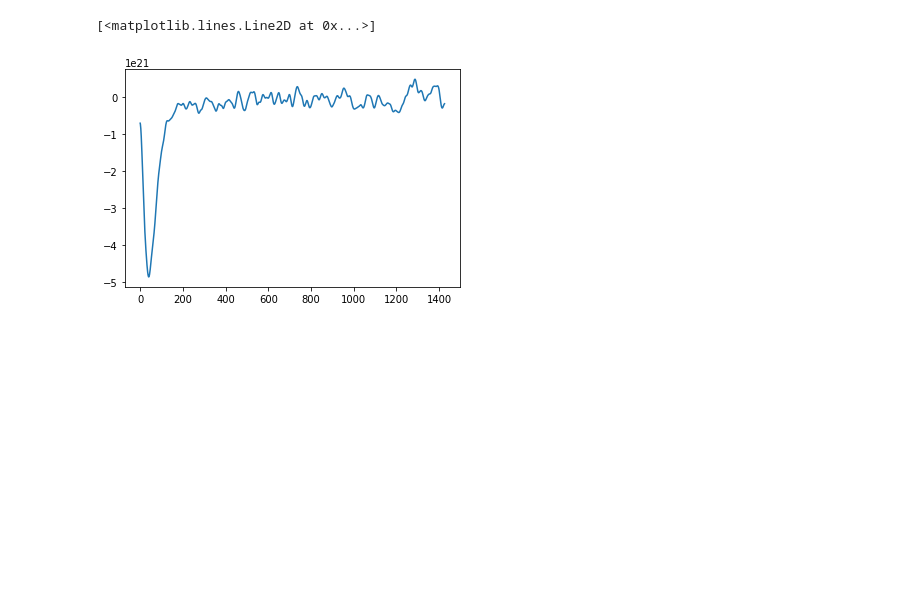
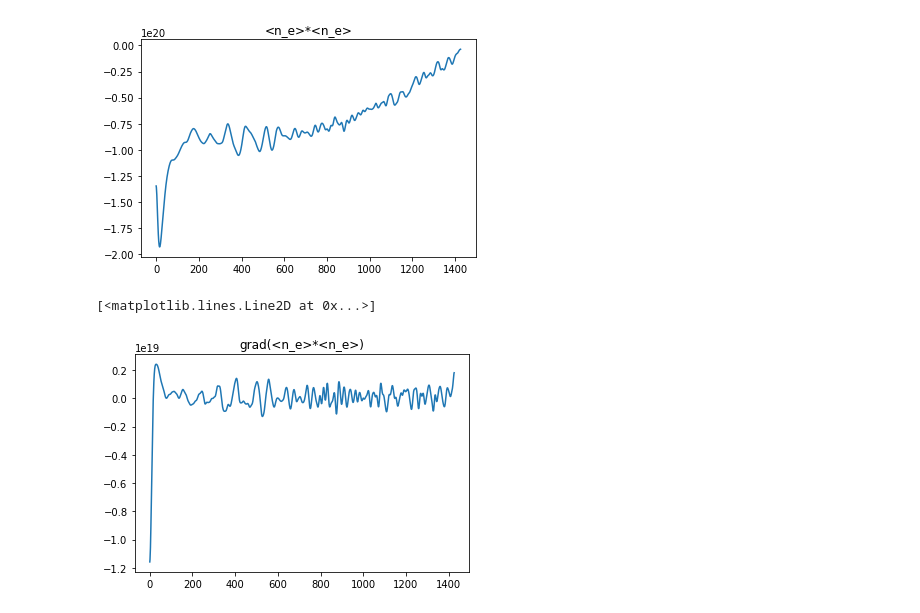
Before and after one commit to antoinetavant/1D_PIC, a Jupyter notebook: Process_1D_PIC.ipynb, the cells around one changed output. Cells and saved outputs as stored; diff of their text form; code cells hidden in the pictures; blank space fills up the shorter version.

```diff
--- a/Process_1D_PIC.ipynb
+++ b/Process_1D_PIC.ipynb
@@ -54,7 +68,13 @@ plt.plot(smooth(np.gradient(nT)))
 # %%
-ve = meanfield("ve")
+ve = meanfield("ve",data)
 
+plt.title("<n_e>*<n_e>")
 plt.plot(smooth(ve*ne[:-1]))
+plt.show()
+
+plt.title("grad(<n_e>*<n_e>)")
+plt.plot(smooth(np.gradient(ve*ne[:-1])))
 # %% [output]
+[figure, new version]
 [<matplotlib.lines.Line2D at 0x...>]
-[figure, old version]
+[figure, added]
```
Also changed, not shown: parts of 7 cells of this notebook, 13 other files.
